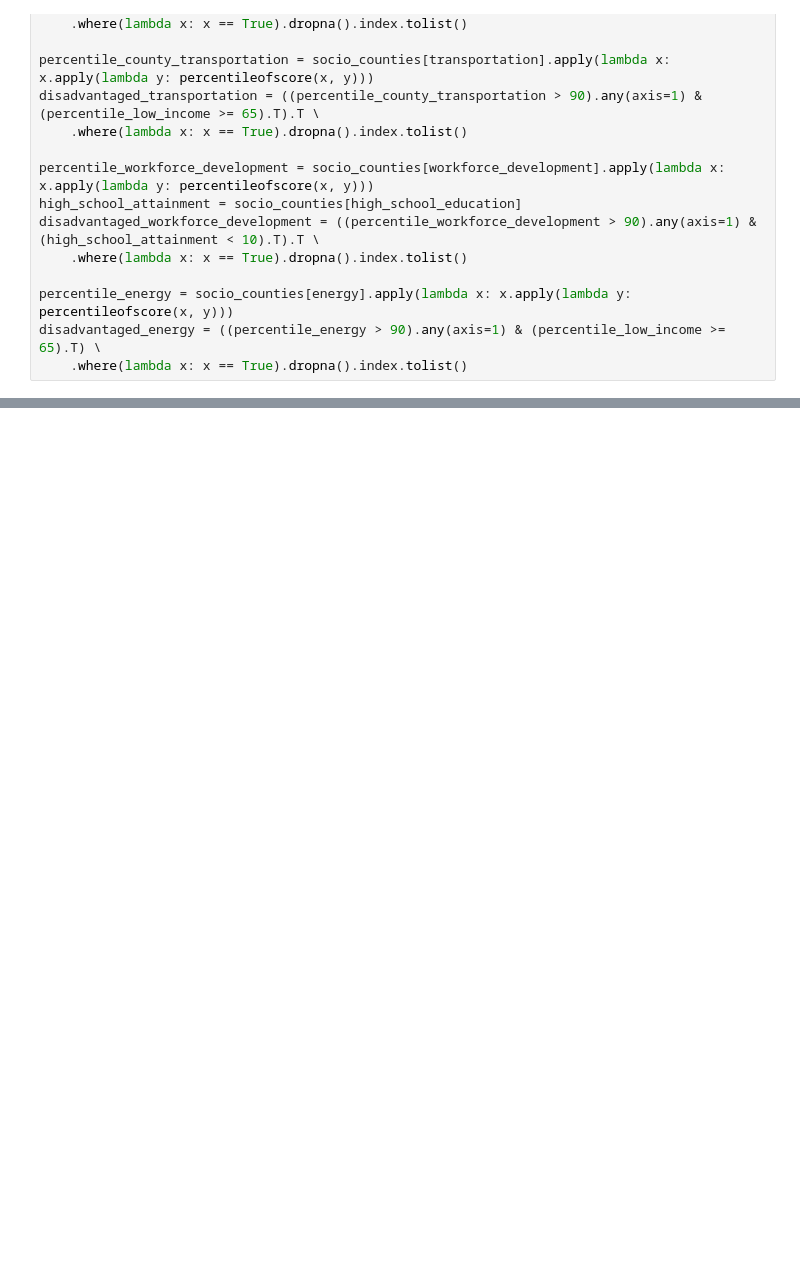
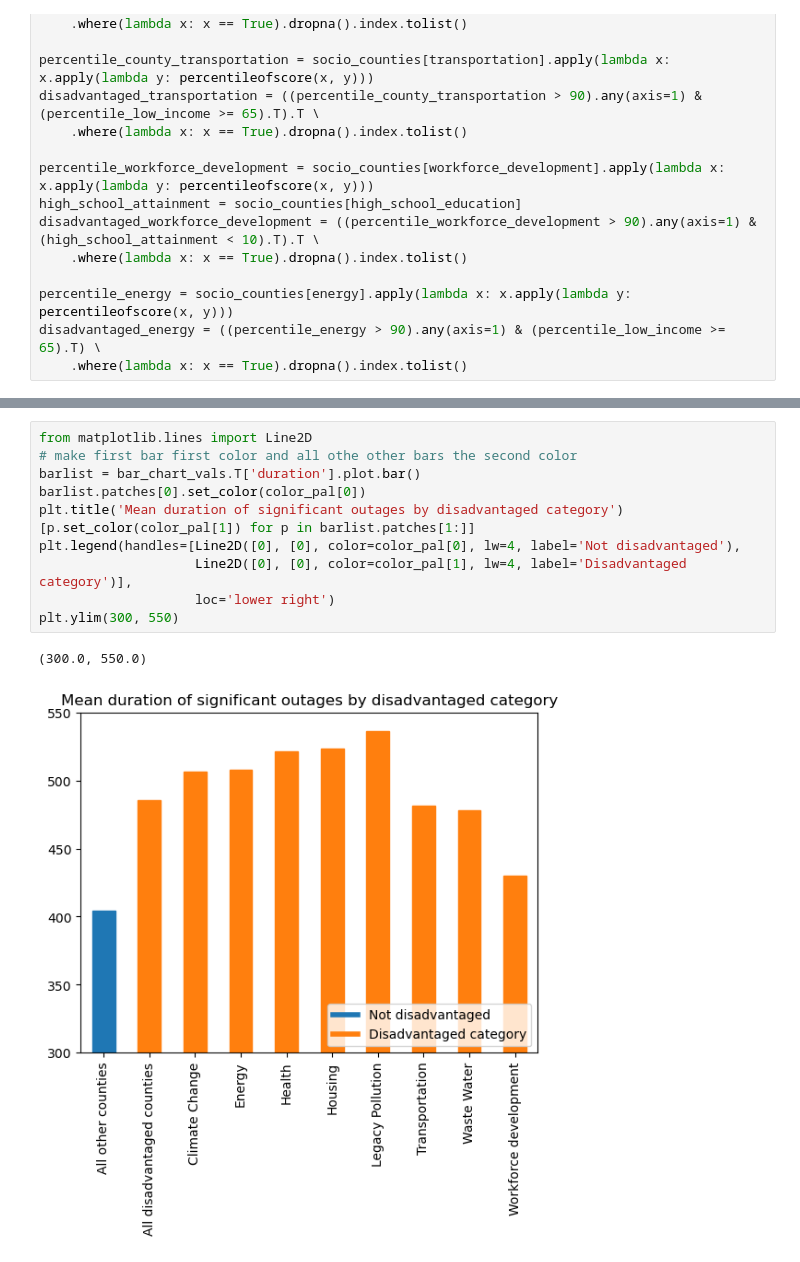
Before and after one commit to SC-Lab-Go/SMCDC-EAGLE-I, a Jupyter notebook: social-vulnerability-preprocessing.ipynb, the cells around one changed output, grey strips where cells are left out. Drawn from its saved outputs; the diff is of its cells as text; blank space fills up the shorter version.

```diff
--- a/social-vulnerability-preprocessing.ipynb
+++ b/social-vulnerability-preprocessing.ipynb
@@ -145,0 +412,14 @@ disadvantaged_energy = ((percentile_energy > 90).any(axis=1) & (percentile_low_i
+# %%
+from matplotlib.lines import Line2D
+# make first bar first color and all othe other bars the second color
+barlist = bar_chart_vals.T['duration'].plot.bar()
+barlist.patches[0].set_color(color_pal[0])
+plt.title('Mean duration of significant outages by disadvantaged category')
+[p.set_color(color_pal[1]) for p in barlist.patches[1:]]
+plt.legend(handles=[Line2D([0], [0], color=color_pal[0], lw=4, label='Not disadvantaged'),
+                    Line2D([0], [0], color=color_pal[1], lw=4, label='Disadvantaged category')],
+                    loc='lower right')
+plt.ylim(300, 550)
+# %% [output]
+(300.0, 550.0)
+[figure, added]
```
Also changed, not shown: parts of 41 cells of this notebook.
